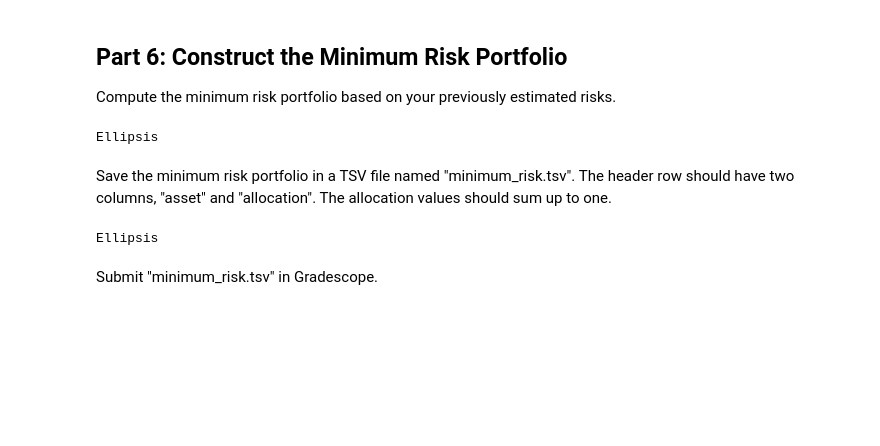
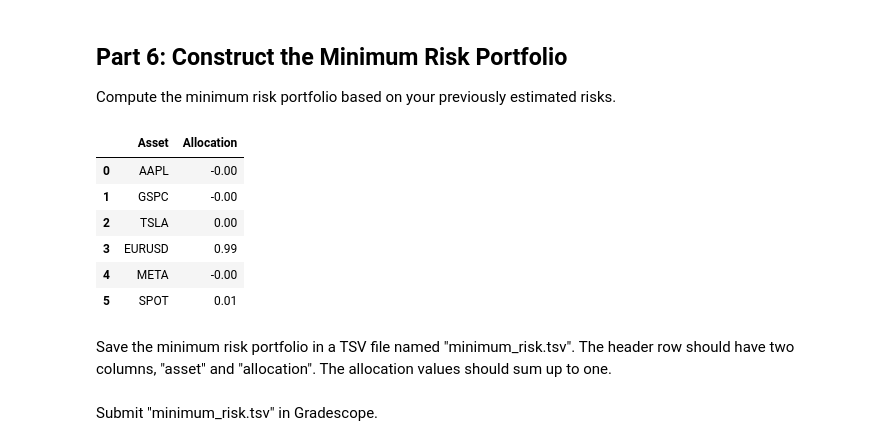
Before and after one commit to veniola/dx704-project-01, a Jupyter notebook: dx704-project-01.ipynb, the cells around one changed output. Drawn from its saved outputs; the diff is of its cells as text; code cells hidden in the pictures; blank space fills up the shorter version.

```diff
--- a/dx704-project-01.ipynb
+++ b/dx704-project-01.ipynb
@@ -233,19 +281,40 @@ Submit "maximum_return.tsv" in Gradescope.
 ## Part 6: Construct the Minimum Risk Portfolio
 
 Compute the minimum risk portfolio based on your previously estimated risks.
-# %%
-# YOUR CHANGES HERE
-
-...
-# %% [output]
-Ellipsis
+# %%
+# YOUR CHANGES HERE
+
+# Compute minimum return
+n = len(expected_returns)
+x_minimum_risk = cp.Variable(n)
+
+objective_minimum_risk = cp.Minimize(x_minimum_risk.T @ covariance_matrix.to_numpy() @ x_minimum_risk)
+# objective_minimum_risk
+
+prob_minimum_risk = cp.Problem(objective_minimum_risk, [0 <= x_minimum_risk, cp.sum(x_minimum_risk) == 1])
+
+covariance_minimum_risk = prob_minimum_risk.solve()
+# covariance_minimum_risk
+
+x_minimum_risk.value.round(2)
+
+# Construct minimum risk portfolio
+minimum_risk_portfolio = pd.DataFrame({
+    "Asset" : expected_returns.index,
+    "Allocation" : x_minimum_risk.value.round(2),
+})
+
+# minimum_risk_portfolio.set_index("Asset", inplace=True)
+minimum_risk_portfolio
+# %% [output]
+|  | Asset | Allocation |
+| 0 | AAPL | -0.00 |
+| 1 | GSPC | -0.00 |
+| 2 | TSLA | 0.00 |
+| 3 | EURUSD | 0.99 |
+| 4 | META | -0.00 |
+| 5 | SPOT | 0.01 |
 # %% [markdown]
 Save the minimum risk portfolio in a TSV file named "minimum_risk.tsv".
 The header row should have two columns, "asset" and "allocation".
 The allocation values should sum up to one.
-# %%
-# YOUR CHANGES HERE
-
-...
-# %% [output]
-Ellipsis
```
Also changed, not shown: parts of 15 cells of this notebook, 6 other files.
